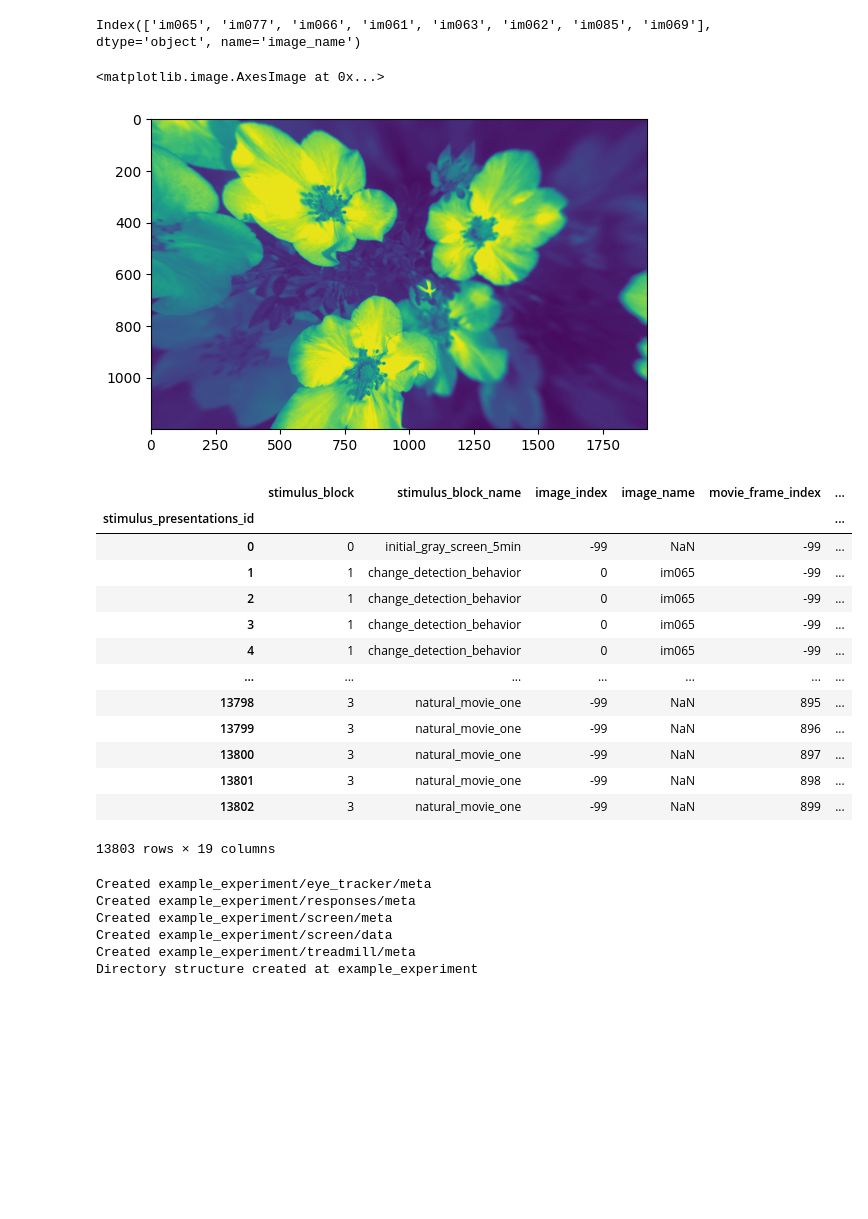
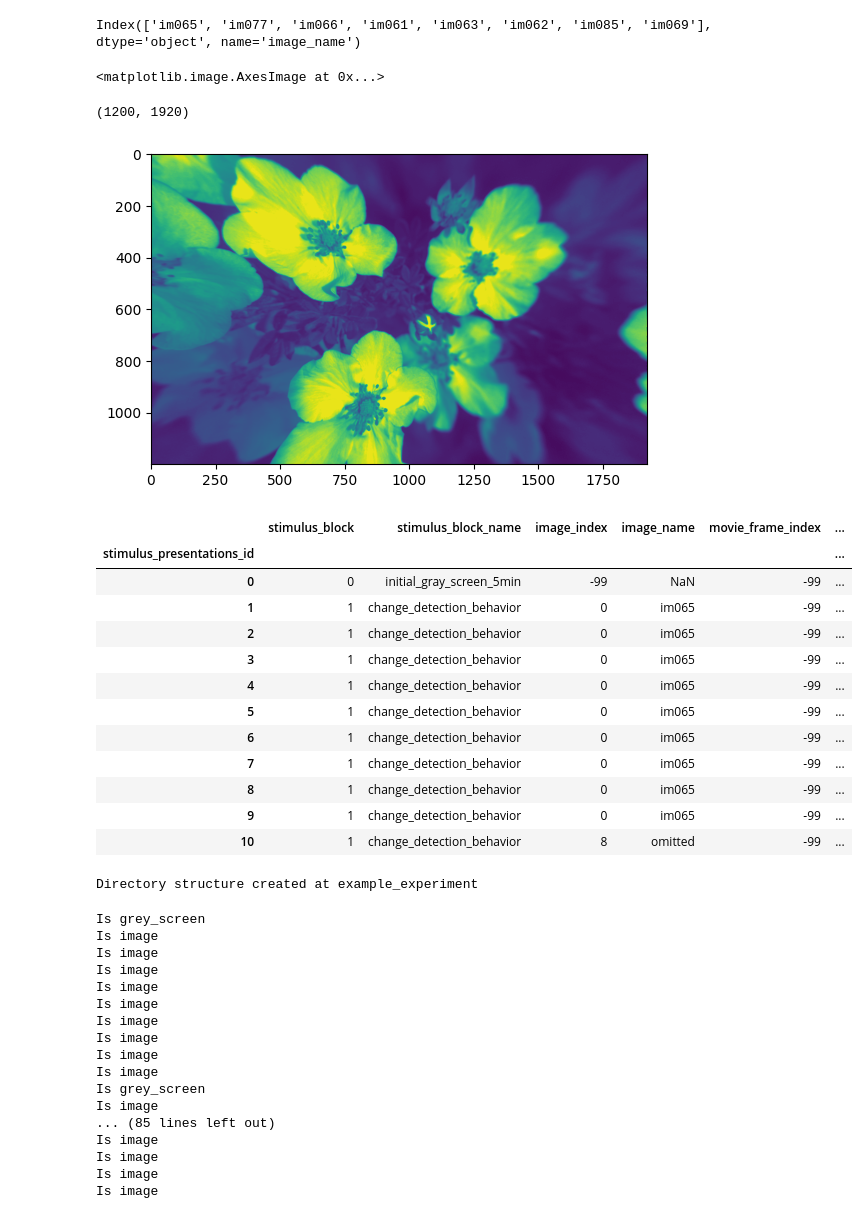
Before and after one commit to schewskone/allen-exporter, a Jupyter notebook: allensdk_test.ipynb, the cells around one changed output. Saved outputs shown, nothing was run; the diff lists cells and outputs as text; code cells hidden in the pictures; blank space fills up the shorter version.

Commit message:
added metadata for images

```diff
--- a/allensdk_test.ipynb
+++ b/allensdk_test.ipynb
@@ -166,26 +166,27 @@ Index(['im065', 'im077', 'im066', 'im061', 'im063', 'im062', 'im085', 'im069'],
 
 #showcase of a single stimulus image
 plt.imshow(stimulus_templates.iloc[0]["warped"])
+print(stimulus_templates.iloc[0]["warped"].shape)
 # %% [output]
 <matplotlib.image.AxesImage at 0x...>
+(1200, 1920)
 [figure]
 # %%
-stimulus_table
+stimulus_table.head(11)
 # %% [output]
 |  | stimulus_block | stimulus_block_name | image_index | image_name | movie_frame_index | ... |
 | stimulus_presentations_id |  |  |  |  |  | ... |
 | 0 | 0 | initial_gray_screen_5min | -99 | NaN | -99 | ... |
 | 1 | 1 | change_detection_behavior | 0 | im065 | -99 | ... |
 | 2 | 1 | change_detection_behavior | 0 | im065 | -99 | ... |
 | 3 | 1 | change_detection_behavior | 0 | im065 | -99 | ... |
 | 4 | 1 | change_detection_behavior | 0 | im065 | -99 | ... |
-| ... | ... | ... | ... | ... | ... | ... |
-| 13798 | 3 | natural_movie_one | -99 | NaN | 895 | ... |
-| 13799 | 3 | natural_movie_one | -99 | NaN | 896 | ... |
-| 13800 | 3 | natural_movie_one | -99 | NaN | 897 | ... |
-| 13801 | 3 | natural_movie_one | -99 | NaN | 898 | ... |
-| 13802 | 3 | natural_movie_one | -99 | NaN | 899 | ... |
+| 5 | 1 | change_detection_behavior | 0 | im065 | -99 | ... |
+| 6 | 1 | change_detection_behavior | 0 | im065 | -99 | ... |
+| 7 | 1 | change_detection_behavior | 0 | im065 | -99 | ... |
+| 8 | 1 | change_detection_behavior | 0 | im065 | -99 | ... |
+| 9 | 1 | change_detection_behavior | 0 | im065 | -99 | ... |
+| 10 | 1 | change_detection_behavior | 8 | omitted | -99 | ... |
-13803 rows × 19 columns
 # %%
 ### function for creating directory structure
 
@@ -226,12 +224,2 @@ def create_directory_structure(base_dir):
-# %%
-base_directory = 'example_experiment'
-create_directory_structure(base_directory)
-# %% [output]
-Created example_experiment/eye_tracker/meta
-Created example_experiment/responses/meta
-Created example_experiment/screen/meta
-Created example_experiment/screen/data
-Created example_experiment/treadmill/meta
-Directory structure created at example_experiment
 # %%
 # function to make data and yaml files for visual stimuli
@@ -265,3 +318,28 @@ def export_rows_to_yaml(df, columns, output_dir):
             break
 # %%
-export_rows_to_yaml(stimulus_table, ['start_frame'], 'example_experiment/screen/meta')
+# basic setup
+!rm -r example_experiment
+base_directory = 'example_experiment'
+create_directory_structure(base_directory)
+
+# exporting tows of a single experiment
+stimuli_export(stimulus_table, stimulus_templates, 'example_experiment/screen/meta')
+# %% [output]
+Directory structure created at example_experiment
+Is grey_screen
+Is image
+Is image
+Is image
+Is image
+Is image
+Is image
+Is image
+Is image
+Is image
+Is grey_screen
+Is image
+... (85 lines left out)
+Is image
+Is image
+Is image
+Is image
```
Also changed, not shown: parts of 4 cells of this notebook.
